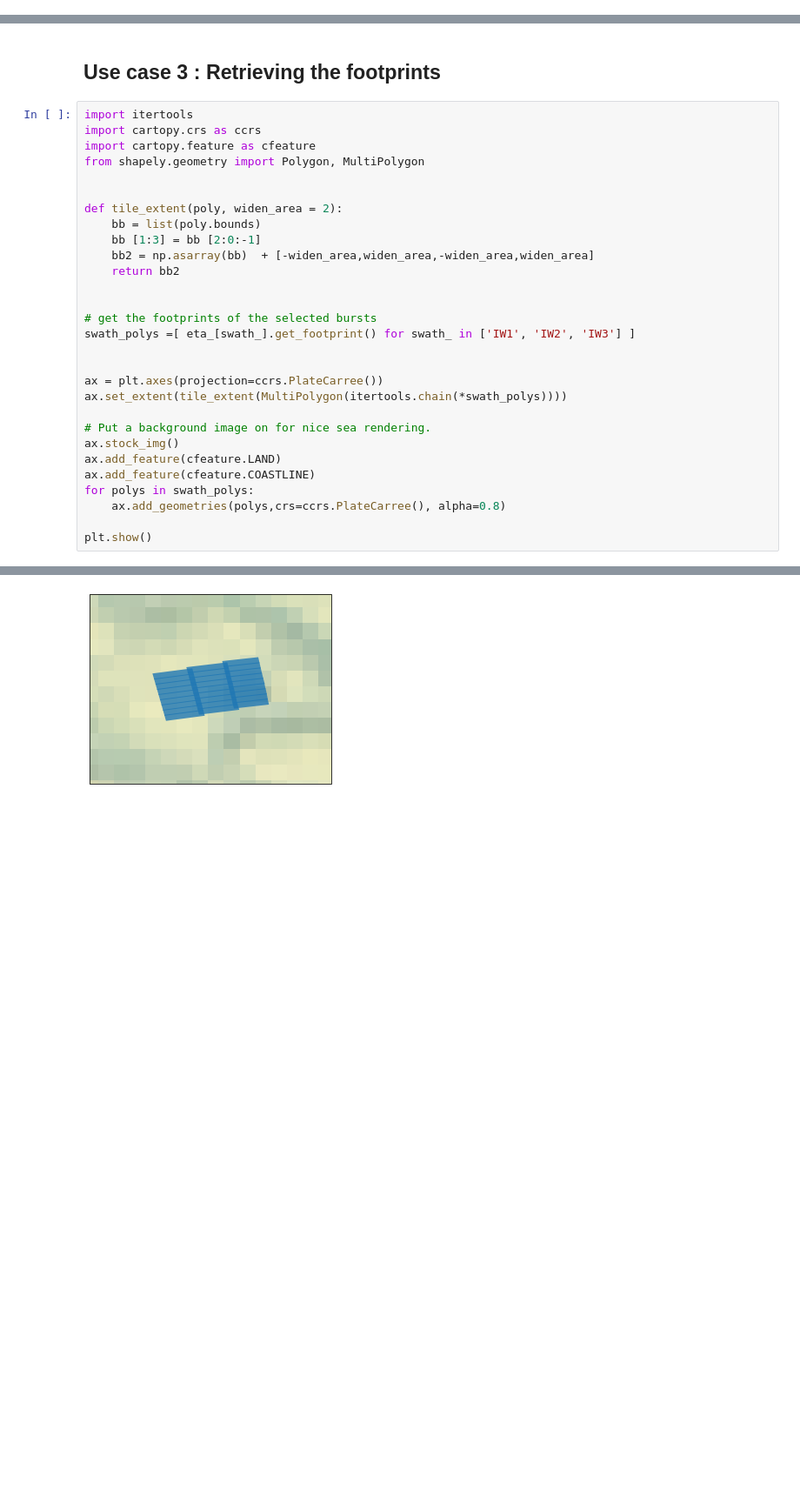
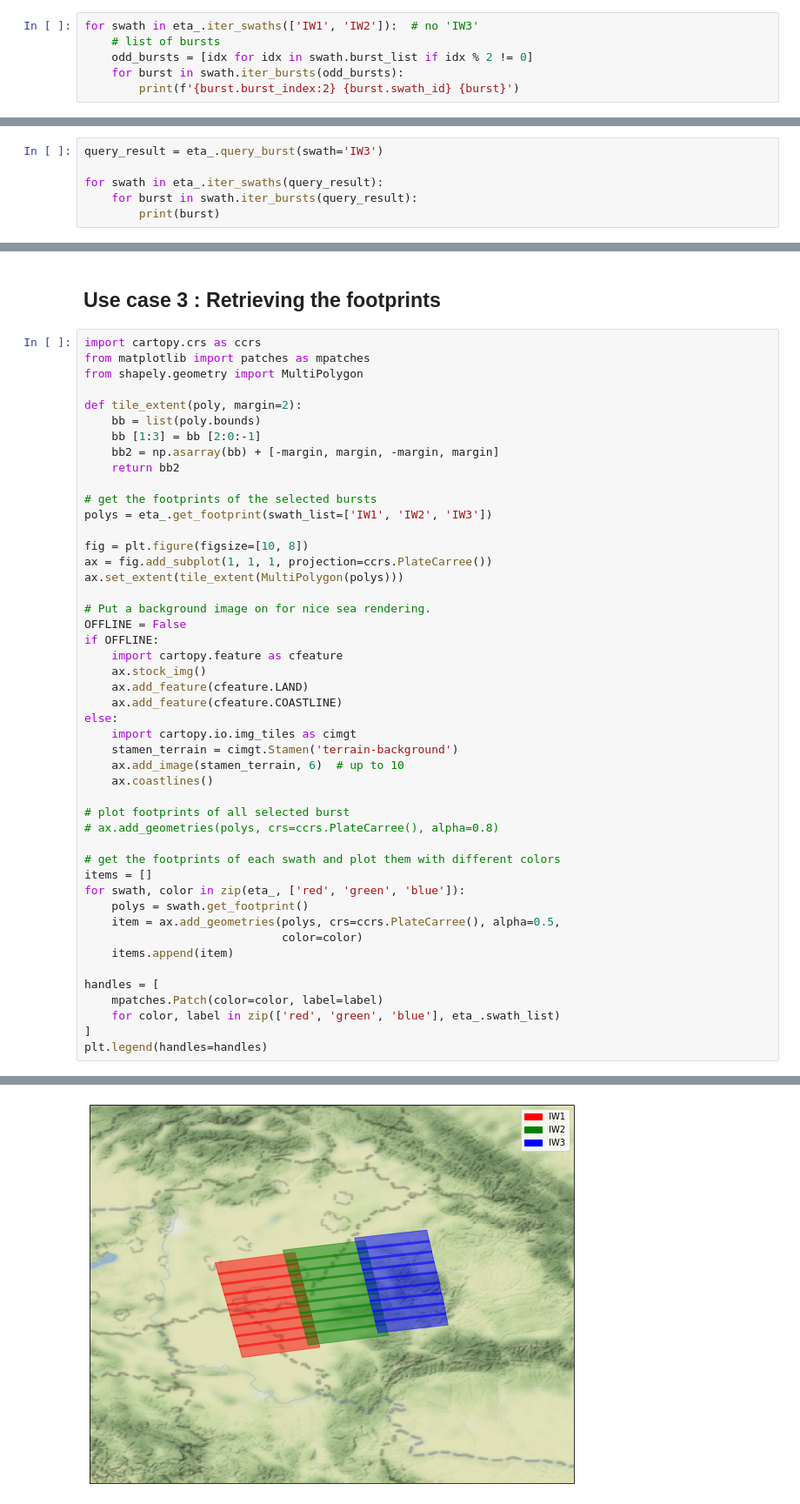
Before and after one commit to s1tools/s1-etad, a Jupyter notebook: dlr_etad.ipynb, the cells around one changed output, grey strips where cells are left out. Shown: that part at 87% size. Cells and saved outputs as stored; diff of their text form; blank space fills up the shorter version.

Commit message:
Update dlr_etad notebook
* iteration
* get_corrections
* merging
* simplify "Use case 3 : Retrieving the footprints"

```diff
--- a/dlr_etad.ipynb
+++ b/dlr_etad.ipynb
@@ -183,0 +205,6 @@ processing settings:
+# %%
+for swath in eta_.iter_swaths(['IW1', 'IW2']):  # no 'IW3'
+    # list of bursts
+    odd_bursts = [idx for idx in swath.burst_list if idx % 2 != 0]
+    for burst in swath.iter_bursts(odd_bursts):
+        print(f'{burst.burst_index:2} {burst.swath_id} {burst}')
@@ -183,0 +229,6 @@ processing settings:
+# %%
+query_result = eta_.query_burst(swath='IW3')
+
+for swath in eta_.iter_swaths(query_result):
+    for burst in swath.iter_bursts(query_result):
+        print(burst)
@@ -371,32 +521,50 @@ plt.show()
 # %% [markdown]
 ## Use case 3 : Retrieving the footprints
 # %%
-import itertools
 import cartopy.crs as ccrs
-import cartopy.feature as cfeature
-from shapely.geometry import Polygon, MultiPolygon
+from matplotlib import patches as mpatches
+from shapely.geometry import MultiPolygon
 
-
-def tile_extent(poly, widen_area = 2):
+def tile_extent(poly, margin=2):
     bb = list(poly.bounds)
     bb [1:3] = bb [2:0:-1]
-    bb2 = np.asarray(bb)  + [-widen_area,widen_area,-widen_area,widen_area]
+    bb2 = np.asarray(bb) + [-margin, margin, -margin, margin]
     return bb2
 
+# get the footprints of the selected bursts
+polys = eta_.get_footprint(swath_list=['IW1', 'IW2', 'IW3'])
 
-# get the footprints of the selected bursts
-swath_polys =[ eta_[swath_].get_footprint() for swath_ in ['IW1', 'IW2', 'IW3'] ]
-
-
-ax = plt.axes(projection=ccrs.PlateCarree())
-ax.set_extent(tile_extent(MultiPolygon(itertools.chain(*swath_polys))))
+fig = plt.figure(figsize=[10, 8])
+ax = fig.add_subplot(1, 1, 1, projection=ccrs.PlateCarree())
+ax.set_extent(tile_extent(MultiPolygon(polys)))
 
 # Put a background image on for nice sea rendering.
-ax.stock_img()
-ax.add_feature(cfeature.LAND)
-ax.add_feature(cfeature.COASTLINE)
-for polys in swath_polys:
-    ax.add_geometries(polys,crs=ccrs.PlateCarree(), alpha=0.8)
+OFFLINE = False
+if OFFLINE:
+    import cartopy.feature as cfeature
+    ax.stock_img()
+    ax.add_feature(cfeature.LAND)
+    ax.add_feature(cfeature.COASTLINE)
+else:
+    import cartopy.io.img_tiles as cimgt
+    stamen_terrain = cimgt.Stamen('terrain-background')
+    ax.add_image(stamen_terrain, 6)  # up to 10
+    ax.coastlines()
 
-plt.show()
+# plot footprints of all selected burst
+# ax.add_geometries(polys, crs=ccrs.PlateCarree(), alpha=0.8)
+
+# get the footprints of each swath and plot them with different colors
+items = []
+for swath, color in zip(eta_, ['red', 'green', 'blue']):
+    polys = swath.get_footprint()
+    item = ax.add_geometries(polys, crs=ccrs.PlateCarree(), alpha=0.5,
+                             color=color)
+    items.append(item)
+
+handles = [
+    mpatches.Patch(color=color, label=label)
+    for color, label in zip(['red', 'green', 'blue'], eta_.swath_list)
+]
+plt.legend(handles=handles)
 # %% [output]
@@ -403 +572 @@ plt.show()
-[figure, old version]
+[figure, new version]
```
Also changed, not shown: parts of 55 cells of this notebook.
